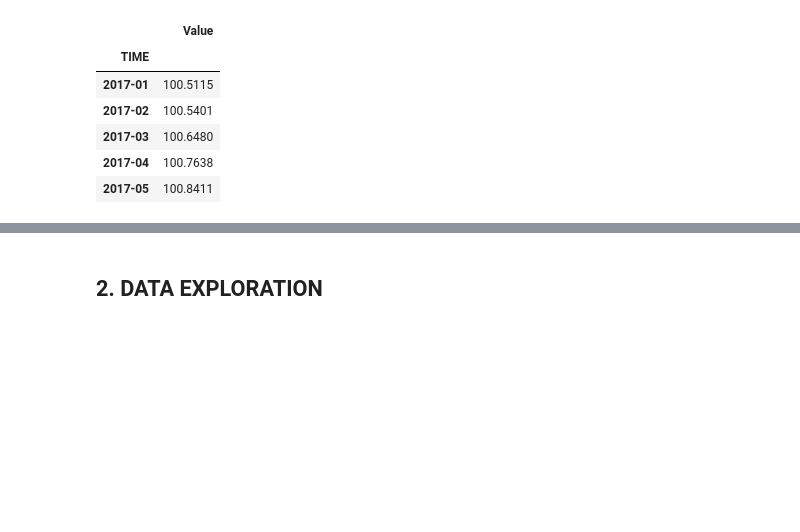
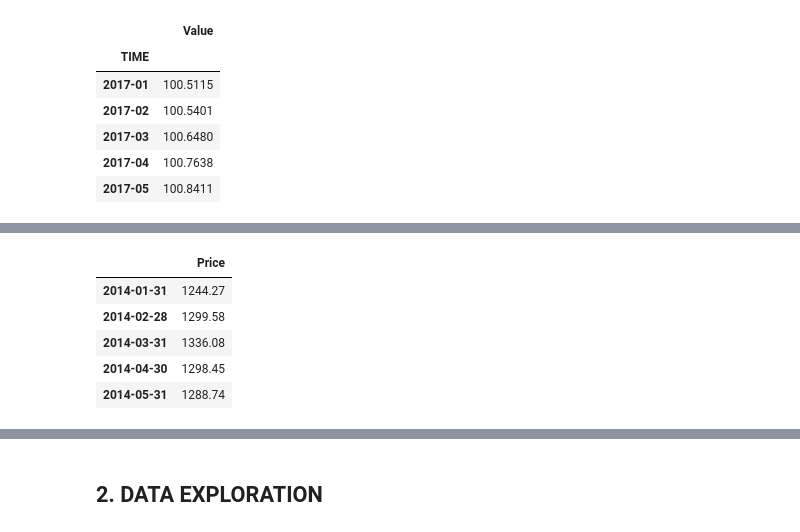
Before and after one commit to s-asrmorais/MSc_thesis_code_DataScience, a Jupyter notebook: code.ipynb, the cells around one changed output, grey strips where cells are left out. Saved outputs shown, nothing was run; the diff lists cells and outputs as text; code cells hidden in the pictures; blank space fills up the shorter version.

```diff
--- a/code.ipynb
+++ b/code.ipynb
@@ -89,0 +94,22 @@ Name: Confidence, Length: 64, dtype: object
+# %%
+# Import the variable gold save it
+gold = pd.read_excel('C:/Users/sofia/OneDrive/Desktop/CLSBE/2nd year/Tese/data/gold.xlsx', header=4,index_col=1,sheet_name='Data')
+
+# Create date and time with dataframe
+data = pd.date_range('2014-01', periods = 104, freq ='M')
+
+#Add to gold dataframe
+gold.index=data
+
+# Transform the data
+gold= gold.drop(gold.columns[0], axis=1)
+gold= gold.rename(columns={'Unnamed: 2': 'Price'})
+
+gold.head()
+# %% [output]
+|  | Price |
+| 2014-01-31 | 1244.27 |
+| 2014-02-28 | 1299.58 |
+| 2014-03-31 | 1336.08 |
+| 2014-04-30 | 1298.45 |
+| 2014-05-31 | 1288.74 |
```
Also changed, not shown: parts of 9 cells of this notebook.
